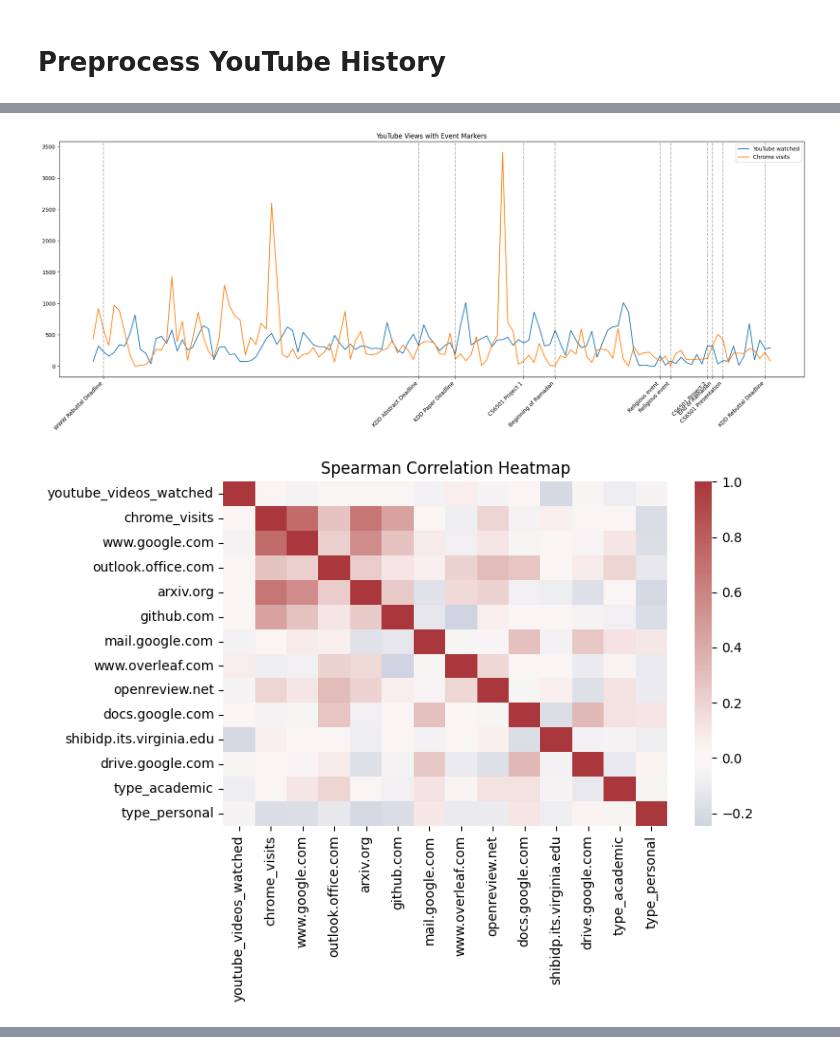
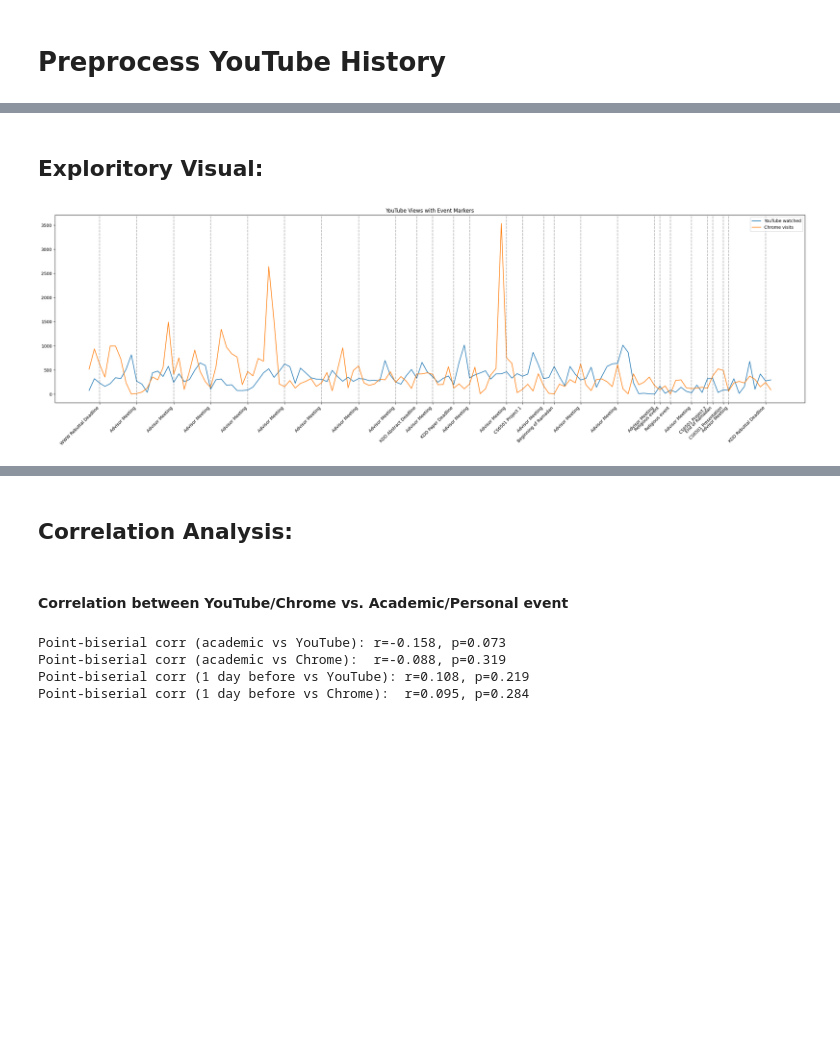
Before and after one commit to amir-hassan25/Analyzing-Online-Behavior-for-Public-Health, a Jupyter notebook: Project3/preprocess.ipynb, the cells around one changed output, grey strips where cells are left out. Drawn from its saved outputs; the diff is of its cells as text; code cells hidden in the pictures; blank space fills up the shorter version.

Commit message:
analysis code

```diff
--- a/Project3/preprocess.ipynb
+++ b/Project3/preprocess.ipynb
@@ -593,32 +603,19 @@ events
+# %% [markdown]
+## Exploritory Visual:
 # %%
-# --- 4. Exploratory plots ---
-plt.figure(figsize=(20,8))
+plt.figure(figsize=(25,8))
 plt.plot(df.index, df['youtube_videos_watched'], label='YouTube watched')
 plt.plot(df.index, df['chrome_visits'], label='Chrome visits')
 
 # Add vertical lines for events
 for ev in events.index:
     plt.axvline(ev, color='k', linestyle='--', alpha=0.3)
 
 # Set x-ticks to event dates and titles
 plt.xticks(events.index, events['event_title'], rotation=45, ha='right')
 
 plt.legend()
 plt.title('YouTube Views with Event Markers')
 plt.tight_layout()
-
-
-plt.figure(figsize=(8,6))
-sns.heatmap(corr_matrix, center=0, cmap='vlag')
-plt.title("Spearman Correlation Heatmap")
-plt.tight_layout()
-
-plt.figure(figsize=(8,4))
-plt.stem(lags, ccf_vals)
-plt.xlabel('Lag')
-plt.ylabel('CCF (academic → YouTube)')
-plt.title('Cross-Correlation: event flag vs YouTube')
-plt.tight_layout()
 # %% [output]
-[figure, old version]
+[figure, new version]
-[figure, removed]
@@ -625,0 +622,32 @@ plt.tight_layout()
+# %% [markdown]
+## Correlation Analysis:
+# %% [markdown]
+#### Correlation between YouTube/Chrome vs. Academic/Personal event
+# %%
+# 1) flag “one day before an academic event”
+academic_dates = events.index[events['event_type']=='academic']
+days_before   = academic_dates - pd.Timedelta(days=1)
+df['before_academic_event'] = df.index.isin(days_before).astype(int)
+
+# 2) original “on the day of” correlations
+r_youtube, p_youtube = pointbiserialr(df['type_academic'], df['youtube_videos_watched'])
+r_chrome,  p_chrome  = pointbiserialr(df['type_academic'], df['chrome_visits'])
+print(f"Point-biserial corr (academic vs YouTube): r={r_youtube:.3f}, p={p_youtube:.3f}")
+print(f"Point-biserial corr (academic vs Chrome):  r={r_chrome:.3f}, p={p_chrome:.3f}")
+
+# 3) “one day before” correlations
+r_youtube_before, p_youtube_before = pointbiserialr(
+    df['before_academic_event'],
+    df['youtube_videos_watched']
+)
+r_chrome_before, p_chrome_before = pointbiserialr(
+    df['before_academic_event'],
+    df['chrome_visits']
+)
+print(f"Point-biserial corr (1 day before vs YouTube): r={r_youtube_before:.3f}, p={p_youtube_before:.3f}")
+print(f"Point-biserial corr (1 day before vs Chrome):  r={r_chrome_before:.3f}, p={p_chrome_before:.3f}")
+# %% [output]
+Point-biserial corr (academic vs YouTube): r=-0.158, p=0.073
+Point-biserial corr (academic vs Chrome):  r=-0.088, p=0.319
+Point-biserial corr (1 day before vs YouTube): r=0.108, p=0.219
+Point-biserial corr (1 day before vs Chrome):  r=0.095, p=0.284
```
Also changed, not shown: parts of 28 cells of this notebook, 1 other file.
